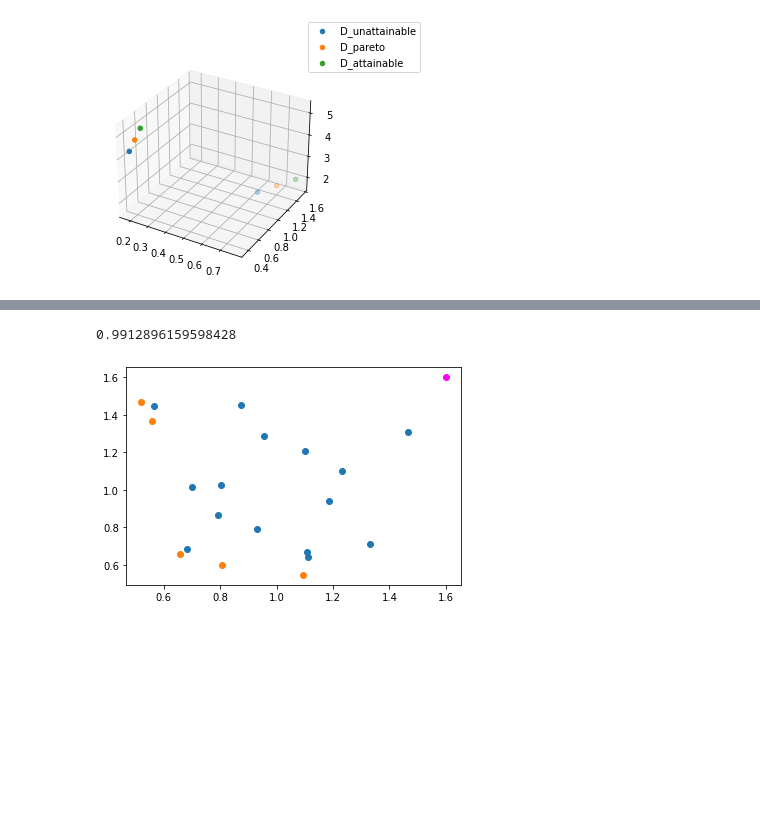
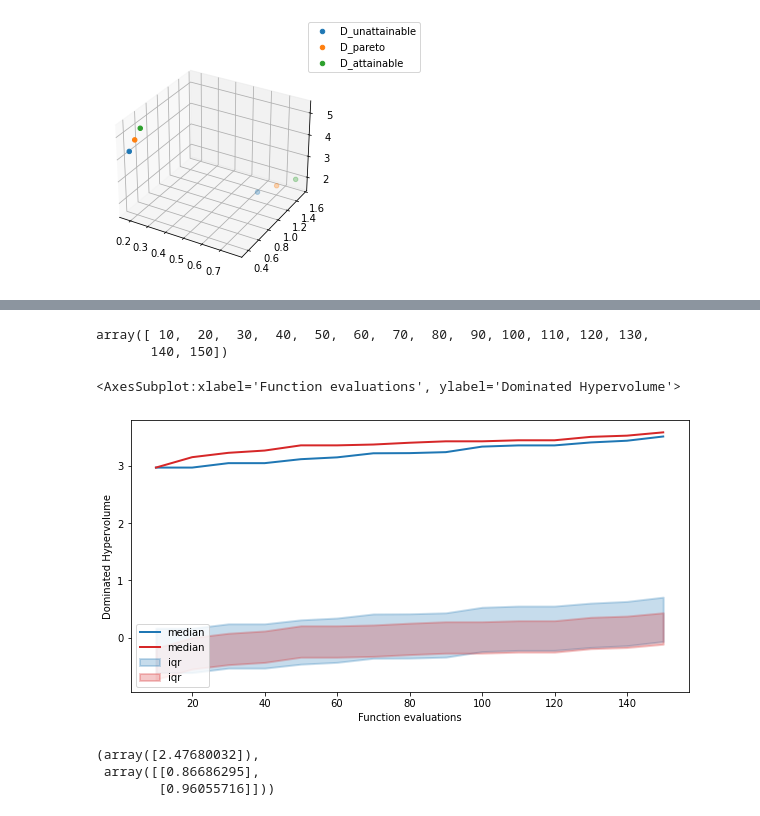
Before and after one commit to FinleyGibson/SAF_EMO, a Jupyter notebook: experiments/directed/analysis/results_tables/table_01.ipynb, the cells around one changed output, grey strips where cells are left out. Drawn from its saved outputs; the diff is of its cells as text; code cells hidden in the pictures; blank space fills up the shorter version.

```diff
--- a/experiments/directed/analysis/results_tables/table_01.ipynb
+++ b/experiments/directed/analysis/results_tables/table_01.ipynb
@@ -166,8 +146,6 @@ def target_to_Result(results_dir, prob_name, t):
     assert prob_name in TARGETS_DICT.keys()
 
     target_string = str(np.round(t, 2)).replace(".", "p").replace(" ", "_").replace("[","").replace("]", "")
-    print(type(target_string))
-    print(target_string)
     problem_files = [i for i in os.listdir(results_dir)
                      if i[:len(prob_name)] == prob_name]
 #     target_files = [i for i in processed_files]
@@ -177,7 +155,7 @@ def target_to_Result(results_dir, prob_name, t):
             return ResultsContainer(os.path.join(results_dir, pf))
 
 
-name = 'wfg1_4obj_5dim'
+name = 'wfg2_2obj_6dim'
 processed_results_dir = "../processed_results"
 results = target_to_Result(results_dir=processed_results_dir, prob_name=name, t=TARGETS_DICT[name][0])
 results
@@ -401,12 +164,18 @@ Configuration.show_compile_hint = False
-# %%
-t2 = np.ones(2)*1.6
-
-fig = plt.figure()
-ax = fig.gca()
-ax.scatter(*d.T, c="C0")
-ax.scatter(*p.T, c="C1")
-ax.scatter(*t2.T, c="magenta")
-single_target_dominated_hypervolume(p, t2)
-# %% [output]
-0.9912896159598428
-[figure, removed]
+# %%
+results.hpv_hist_x
+# %% [output]
+array([ 10,  20,  30,  40,  50,  60,  70,  80,  90, 100, 110, 120, 130,
+       140, 150])
+# %%
+fig = results.plot_hpv()
+results.plot_hpv(axis=fig.gca(), reference=True, c="C3")
+# %% [output]
+<AxesSubplot:xlabel='Function evaluations', ylabel='Dominated Hypervolume'>
+[figure, added]
+# %%
+results0 = target_to_Result(results_dir=processed_results_dir, prob_name=name, t=TARGETS_DICT[name][1])
+results0.get_intervals(measure= 'hpv', intervals=[10], reference=False)
+# %% [output]
+(array([2.47680032]),
+ array([[0.86686295],
+        [0.96055716]]))
```
Also changed, not shown: parts of 21 cells of this notebook, 8 other files.
